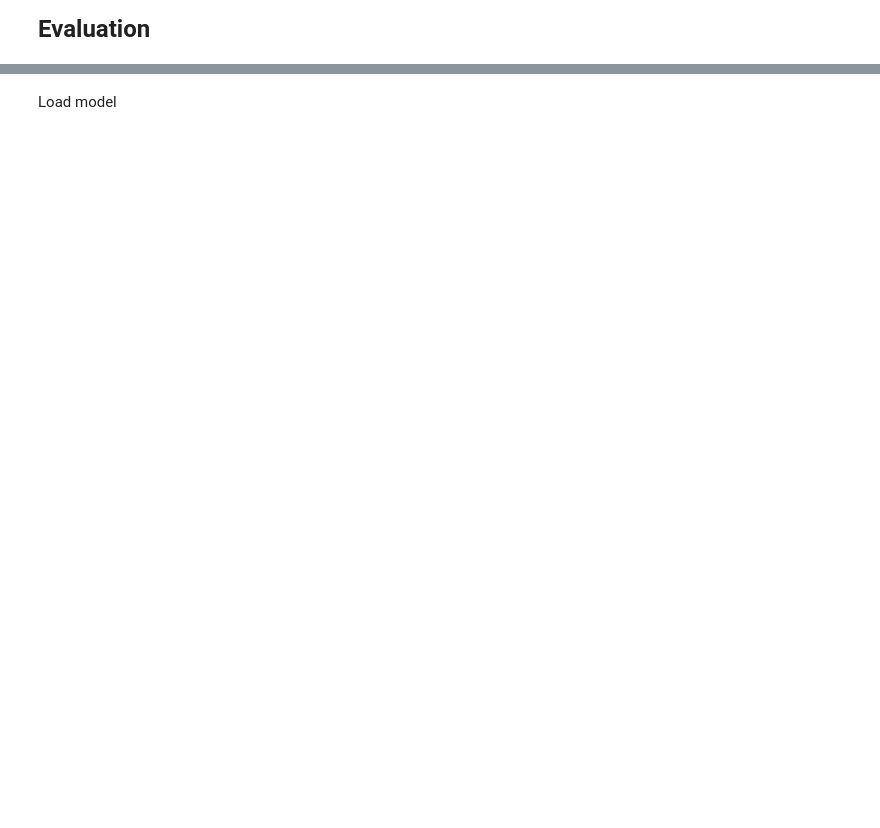
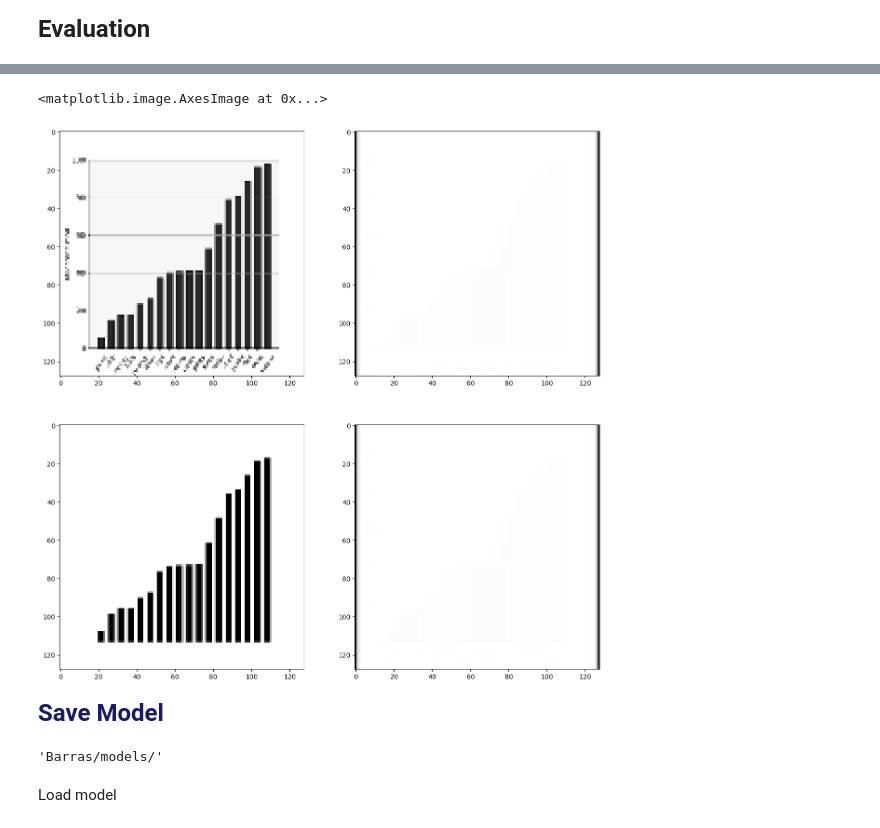
Before and after one commit to nucontreras/artificial-intelligence-scripts, a Jupyter notebook: FSCN/Barras/bar_chart_old.ipynb, the cells around one changed output, grey strips where cells are left out. Cells and saved outputs as stored; diff of their text form; code cells hidden in the pictures; blank space fills up the shorter version.

```diff
--- a/FSCN/Barras/bar_chart_old.ipynb
+++ b/FSCN/Barras/bar_chart_old.ipynb
@@ -252,18 +329,7 @@ plt.imshow(img, cmap="gray")
 # %%
-def evaluate(model, img_path):
-    "Recibe un modelo y un path a una imagen y retorna la imagen y el output como np arrays"
-    img = tf.keras.utils.load_img(img_path, target_size=(128, 128), color_mode = "grayscale")
-    img = tf.keras.utils.img_to_array(img) / 255
-    # print(img.shape)
-    segmented = model.predict(img)
-    return img[:,:,0], segmented[:,:,:,0]
-
-def normalize_img(img):
-    return (img - img.min()) / (img.max() - img.min())
-
 n = 10
-img_path = f"{drive_path}segmentation-2/train/grises/{n}.png"
-target_path = f"{drive_path}segmentation-2/train/segmented/{n}.png"
+img_path = path_bar_chart_db + f"dataset/segmentation-2/train/grises/{n}.png"
+target_path = path_bar_chart_db + f"dataset/segmentation-2/train/segmented/{n}.png"
 
 img, segmented = evaluate(model, img_path)
 
@@ -287,3 +353,4 @@ ax4.imshow(normalize_img(segmented)[:,:,0], cmap="gray")
 # print(segmented[150], img[150])
 
 # print(segmented[:, :, :, 0])
+# %% [output]
@@ -290,3 +358,11 @@ ax4.imshow(normalize_img(segmented)[:,:,0], cmap="gray")
+<matplotlib.image.AxesImage at 0x...>
+[figure, added]
+# %% [markdown]
+<b><FONT size='5' color='MidnightBlue' >Save Model</FONT></b>
+# %%
+path_bar_chart_db
+# %% [output]
+'Barras/models/'
 # %%
 def save_model(model, name=None):
     "guarda un modelo como h5, si no tiene nombre se guarda con un timestamp"
```
Also changed, not shown: parts of 16 cells of this notebook.
